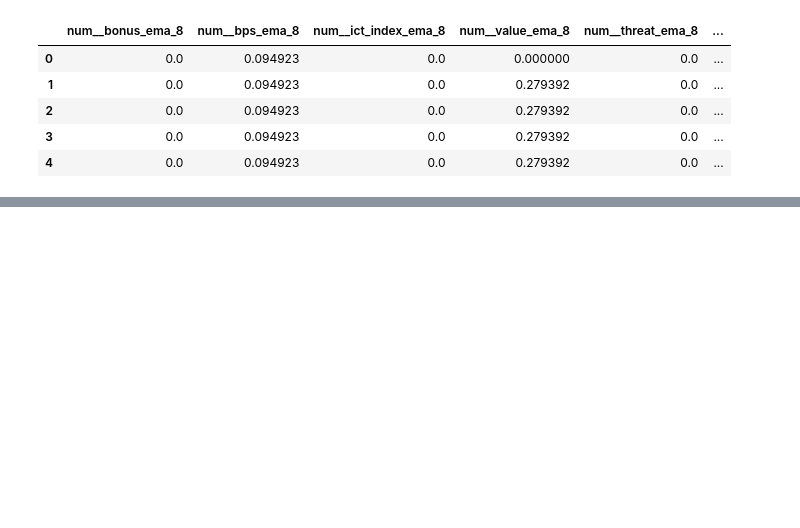
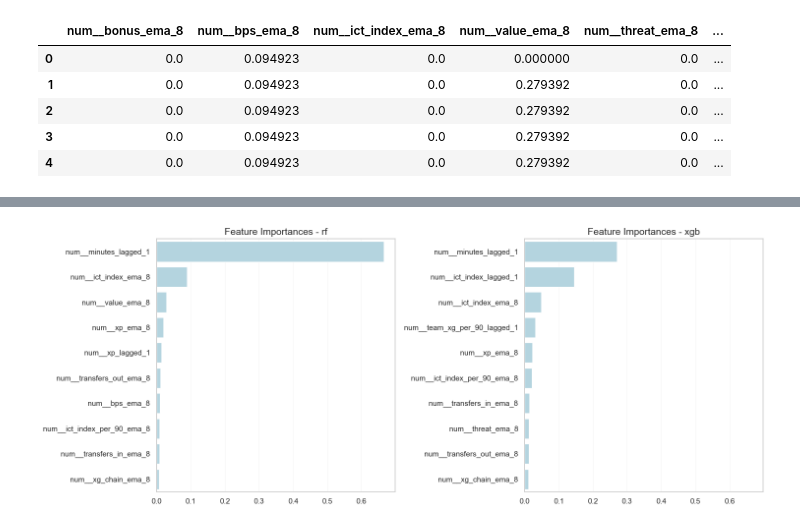
Before and after one commit to ruus77/FPL-Points-Predictions, a Jupyter notebook: Notebooks/Modeling/Ensemble_models.ipynb, the cells around one changed output, grey strips where cells are left out. Drawn from its saved outputs; the diff is of its cells as text; code cells hidden in the pictures; blank space fills up the shorter version.

Commit message:
added features importances and compared rf and xgb approaches

```diff
--- a/Notebooks/Modeling/Ensemble_models.ipynb
+++ b/Notebooks/Modeling/Ensemble_models.ipynb
@@ -124,0 +129,11 @@ eval_results
+# %%
+trained_models = {c: best_params.get(c) for c in model_names}
+# %%
+fig, ax = plt.subplots(ncols=2, nrows=1, figsize=(15, 6), sharex=True)
+
+for idx, (model_name, model) in enumerate(trained_models.items()):
+    sns.barplot(data=pd.Series(model.feature_importances_, index=X_train.columns).sort_values(ascending=False).head(10), ax=ax[idx], orient="h", color="lightblue")
+    ax[idx].set_title(f"Feature Importances - {model_name}", fontsize=14)
+plt.tight_layout()
+# %% [output]
+[figure, added]
```
Also changed, not shown: parts of 11 cells of this notebook, 1 other file.
